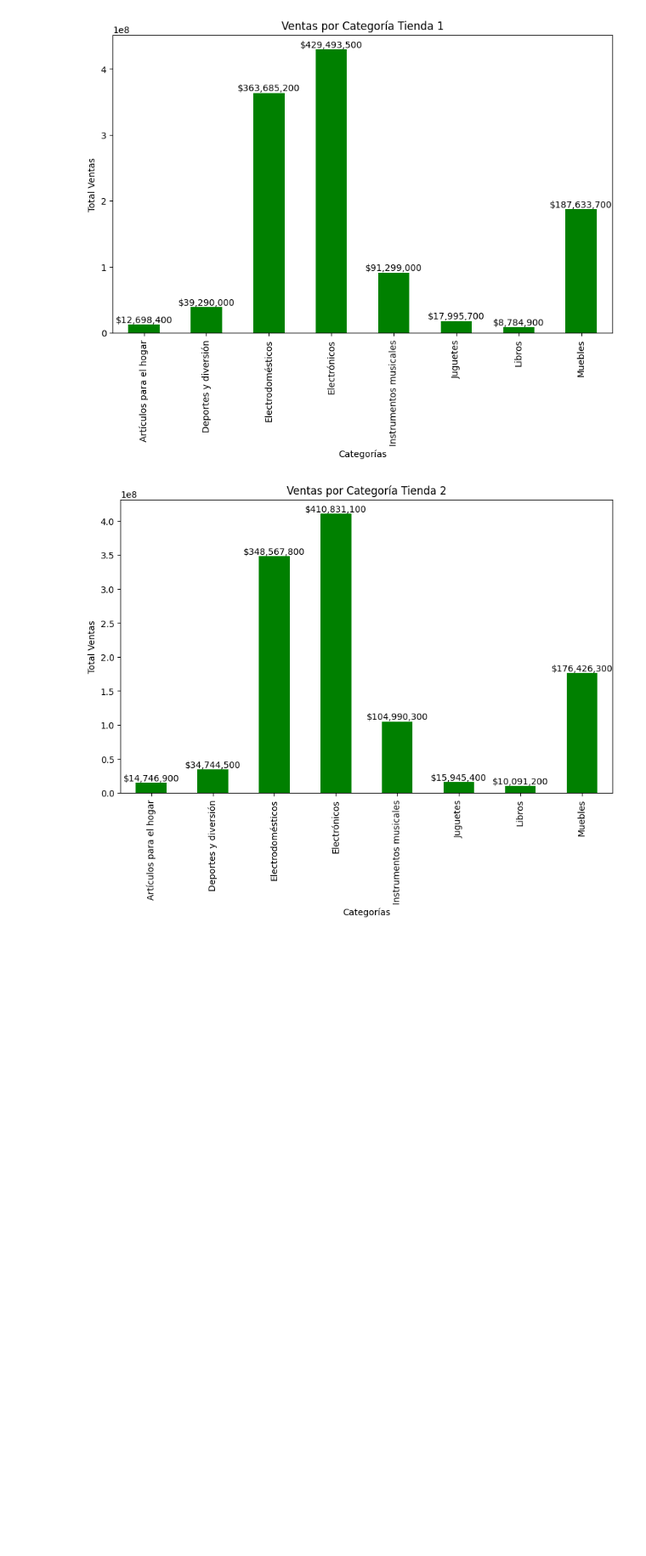
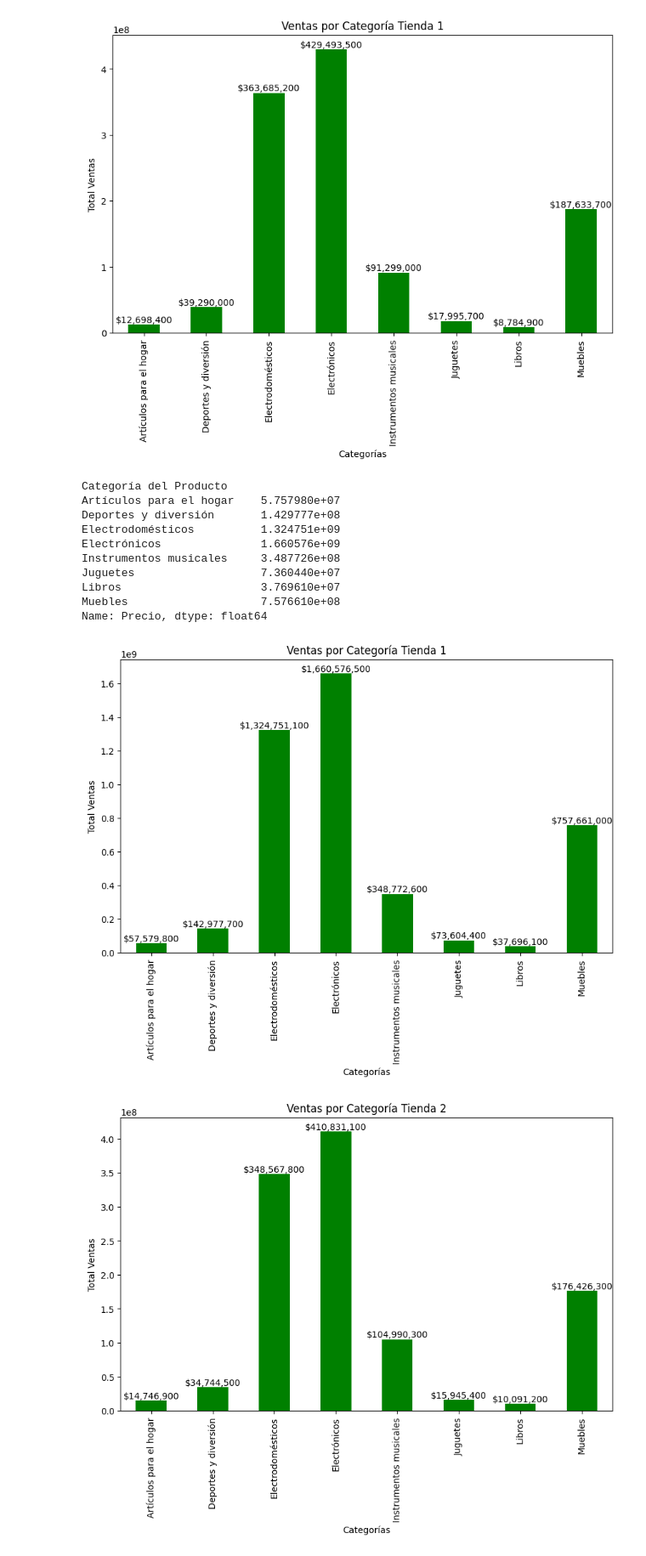
Before and after one commit to wimero72/challenge1-data-science-latam, a Jupyter notebook: Challege1_data_science_latam.ipynb, the cells around one changed output. Shown at 85% size. Drawn from its saved outputs; the diff is of its cells as text; code cells hidden in the pictures; blank space fills up the shorter version.

```diff
--- a/Challege1_data_science_latam.ipynb
+++ b/Challege1_data_science_latam.ipynb
@@ -197,6 +209,28 @@ plt.title("Ventas por Categoría Tienda 1")
 plt.show()
 # %% [output]
 [figure]
+# %%
+ventas_categoria_tiendas = tiendas.groupby("Categoría del Producto")["Precio"].sum()
+print(ventas_categoria_tiendas)
+barras_c=ventas_categoria_tiendas.plot(kind="bar", color="green", figsize=(10, 6))
+for barra, valor in enumerate(ventas_categoria_tiendas):
+    barras_c.text(barra, valor, str(f"${valor:,.0f}"), ha='center', va='bottom')
+plt.xlabel("Categorías")
+plt.ylabel("Total Ventas")
+plt.title("Ventas por Categoría Tienda 1")
+plt.show()
+# %% [output]
+Categoría del Producto
+Artículos para el hogar    5.757980e+07
+Deportes y diversión       1.429777e+08
+Electrodomésticos          1.324751e+09
+Electrónicos               1.660576e+09
+Instrumentos musicales     3.487726e+08
+Juguetes                   7.360440e+07
+Libros                     3.769610e+07
+Muebles                    7.576610e+08
+Name: Precio, dtype: float64
+[figure, added]
 # %%
 ventas_categoria_t2 = tienda2.groupby("Categoría del Producto")["Precio"].sum()
 barras_c=ventas_categoria_t2.plot(kind="bar", color="green", figsize=(10, 6))
```
Also changed, not shown: parts of 1 cell of this notebook.
